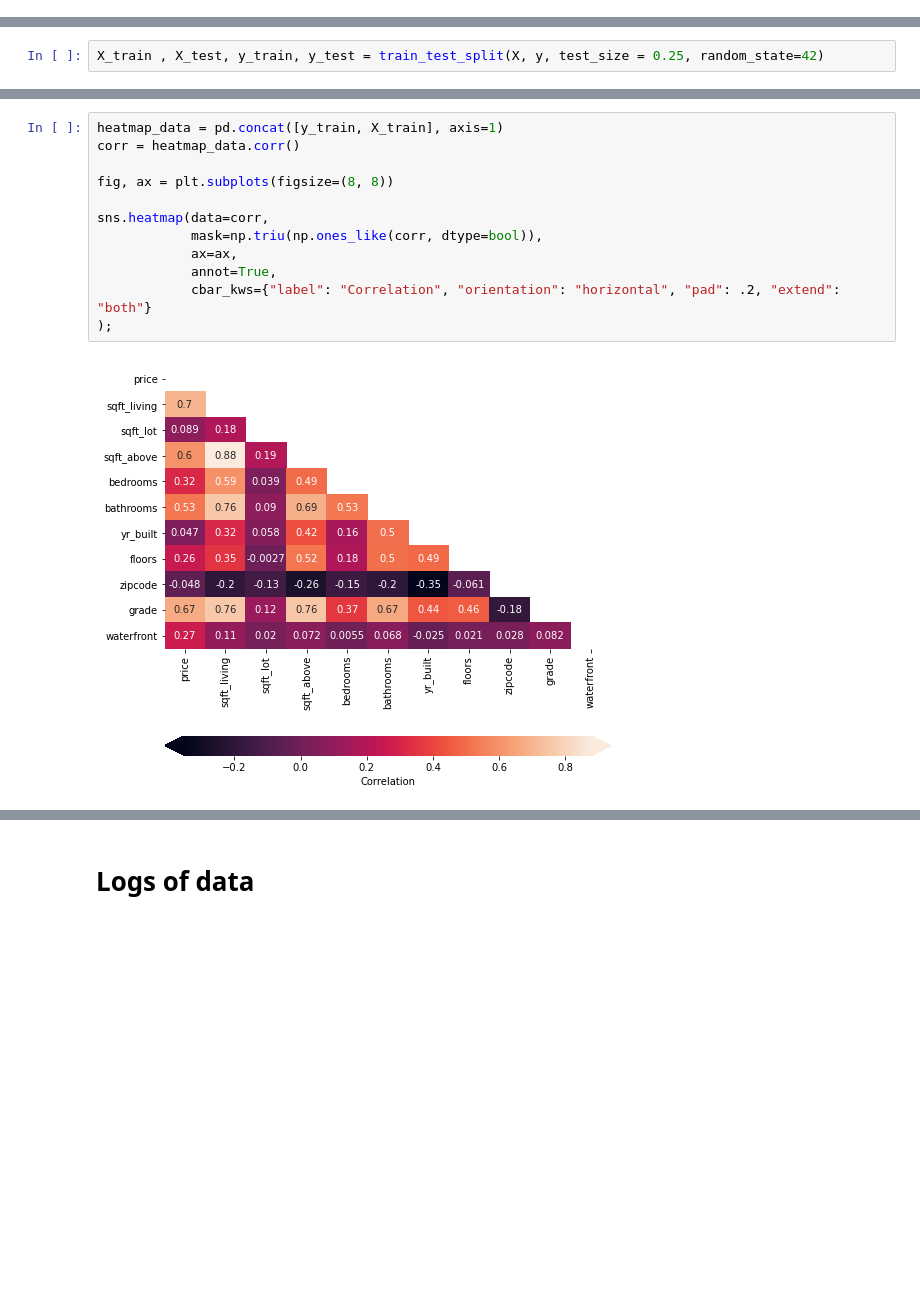
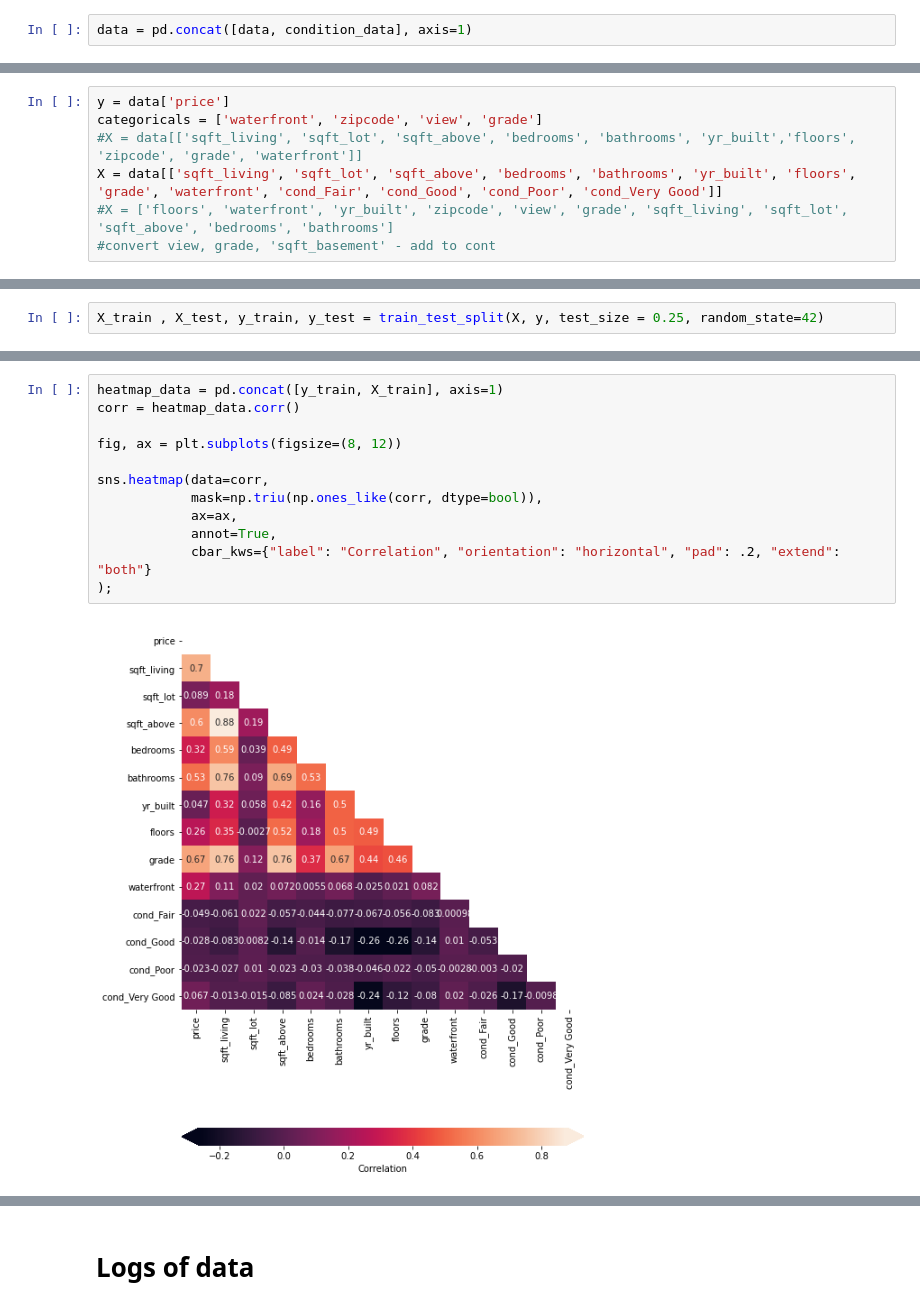
Before and after one commit to gzedwards/king-housing, a Jupyter notebook: index.ipynb, the cells around one changed output, grey strips where cells are left out. Saved outputs shown, nothing was run; the diff lists cells and outputs as text; blank space fills up the shorter version.

```diff
--- a/index.ipynb
+++ b/index.ipynb
@@ -306,3 +317,5 @@ X = data[['sqft_living', 'sqft_lot', 'sqft_above', 'bedrooms', 'bathrooms', 'yr_
+# %%
+data = pd.concat([data, condition_data], axis=1)
 # %%
 data
 # %% [output]
@@ -322,3 +337,10 @@ data
+# %%
+y = data['price']
+categoricals = ['waterfront', 'zipcode', 'view', 'grade']
+#X = data[['sqft_living', 'sqft_lot', 'sqft_above', 'bedrooms', 'bathrooms', 'yr_built','floors', 'zipcode', 'grade', 'waterfront']]
+X = data[['sqft_living', 'sqft_lot', 'sqft_above', 'bedrooms', 'bathrooms', 'yr_built', 'floors', 'grade', 'waterfront', 'cond_Fair', 'cond_Good', 'cond_Poor', 'cond_Very Good']]
+#X = ['floors', 'waterfront', 'yr_built', 'zipcode', 'view', 'grade', 'sqft_living', 'sqft_lot', 'sqft_above', 'bedrooms', 'bathrooms']
+#convert view, grade, 'sqft_basement' - add to cont
 # %% [markdown]
 ## Seperate data for test/train
 # %%
@@ -326,14 +365,14 @@ X_train , X_test, y_train, y_test = train_test_split(X, y, test_size = 0.25, ran
 # %%
 heatmap_data = pd.concat([y_train, X_train], axis=1)
 corr = heatmap_data.corr()
 
-fig, ax = plt.subplots(figsize=(8, 8))
+fig, ax = plt.subplots(figsize=(8, 12))
 
 sns.heatmap(data=corr,
             mask=np.triu(np.ones_like(corr, dtype=bool)),
             ax=ax,
             annot=True,
             cbar_kws={"label": "Correlation", "orientation": "horizontal", "pad": .2, "extend": "both"}
 );
 # %% [output]
-[figure, old version]
+[figure, new version]
```
Also changed, not shown: parts of 14 cells of this notebook.
